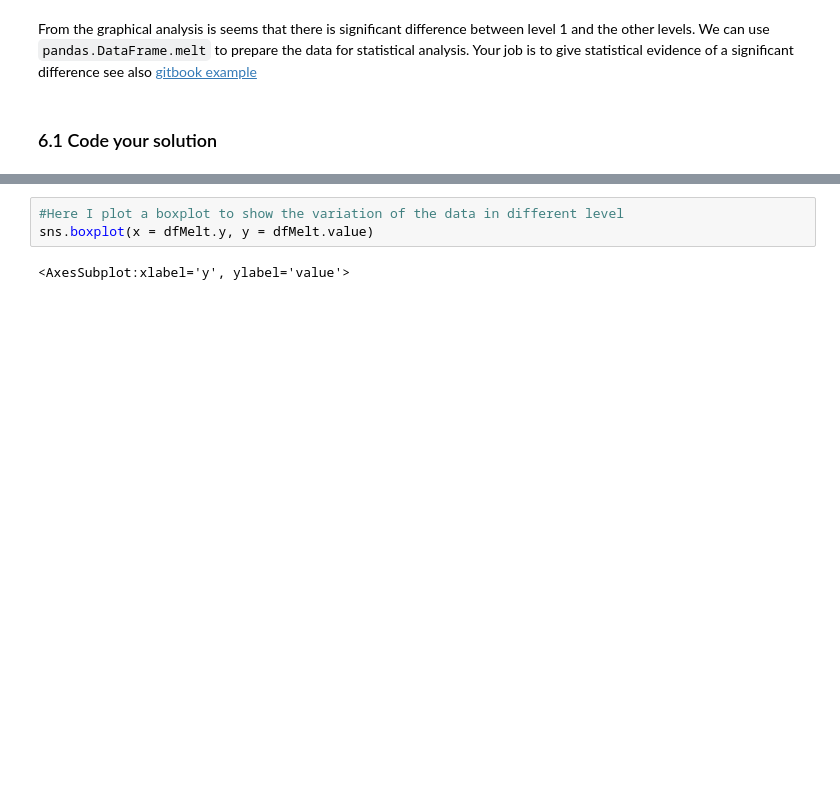
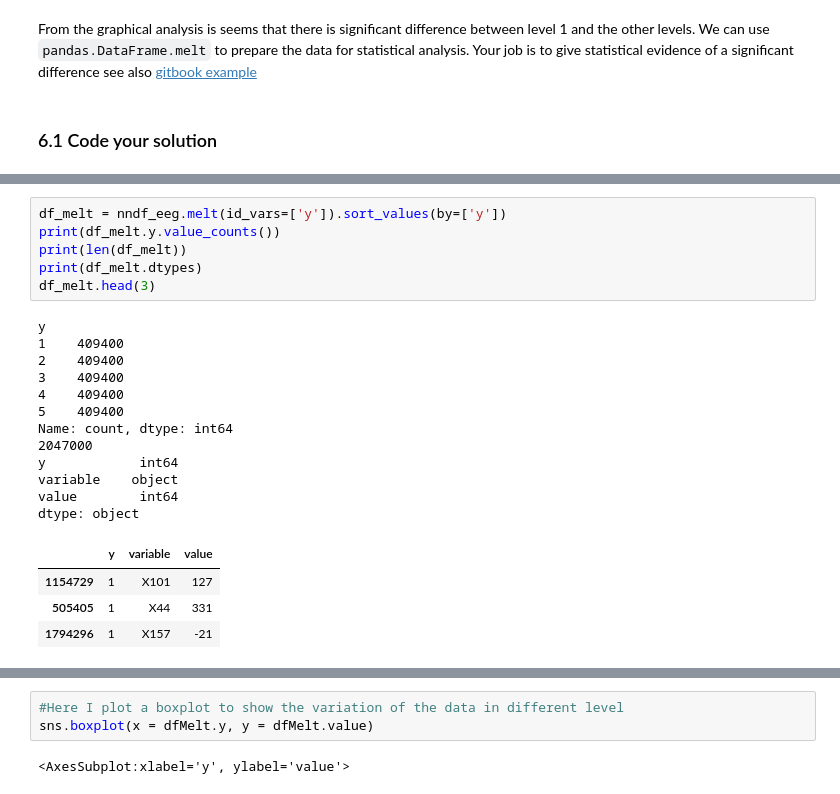
Before and after one commit to hoomanhanaei/DS_101, a Jupyter notebook: Assignment_01/Assignment_week_01.ipynb, the cells around one changed output, grey strips where cells are left out. Cells and saved outputs as stored; diff of their text form; blank space fills up the shorter version.

```diff
--- a/Assignment_01/Assignment_week_01.ipynb
+++ b/Assignment_01/Assignment_week_01.ipynb
@@ -830,0 +841,23 @@ NameError: name 'df' is not defined
+# %%
+df_melt = nndf_eeg.melt(id_vars=['y']).sort_values(by=['y'])
+print(df_melt.y.value_counts())
+print(len(df_melt))
+print(df_melt.dtypes)
+df_melt.head(3)
+# %% [output]
+y
+1    409400
+2    409400
+3    409400
+4    409400
+5    409400
+Name: count, dtype: int64
+2047000
+y            int64
+variable    object
+value        int64
+dtype: object
+|  | y | variable | value |
+| 1154729 | 1 | X101 | 127 |
+| 505405 | 1 | X44 | 331 |
+| 1794296 | 1 | X157 | -21 |
```
Also changed, not shown: parts of 4 cells of this notebook.
